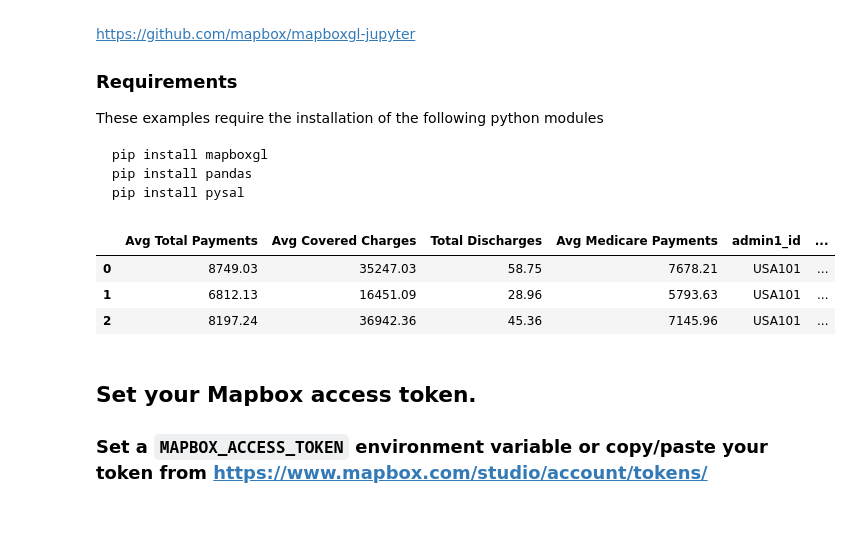
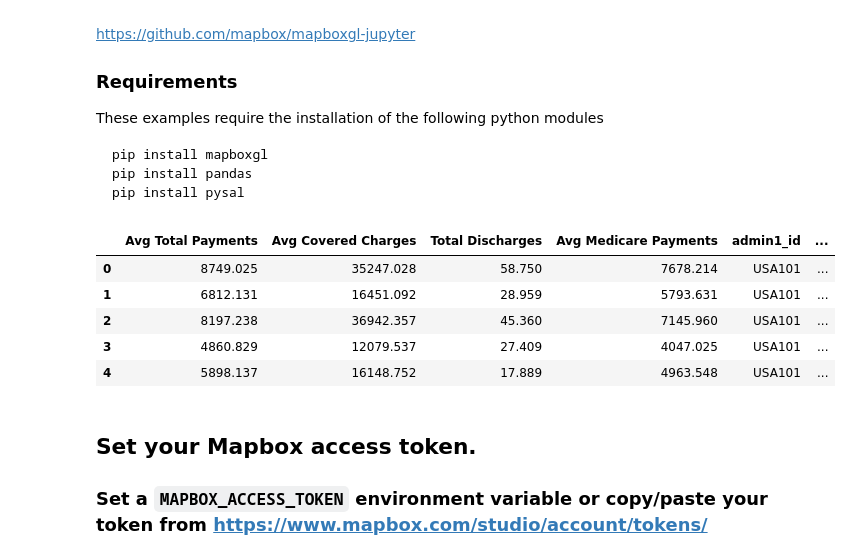
Before and after one commit to mapbox/mapboxgl-jupyter, a Jupyter notebook: examples/point-viz-types-example.ipynb, the cells around one changed output. Cells and saved outputs as stored; diff of their text form; code cells hidden in the pictures; blank space fills up the shorter version.

```diff
--- a/examples/point-viz-types-example.ipynb
+++ b/examples/point-viz-types-example.ipynb
@@ -19,14 +19,15 @@ import os
 from mapboxgl.utils import *
 from mapboxgl.viz import *
 # %%
-df = pd.read_csv('points.csv').round(2)
-df.rename(index=str, columns={"lon": "longitude", "lat": "latitude"}, inplace=True)
-df.head(3)
+df = pd.read_csv('points.csv').round(3)
+df.head(5)
 # %% [output]
 |  | Avg Total Payments | Avg Covered Charges | Total Discharges | Avg Medicare Payments | admin1_id | ... |
-| 0 | 8749.03 | 35247.03 | 58.75 | 7678.21 | USA101 | ... |
-| 1 | 6812.13 | 16451.09 | 28.96 | 5793.63 | USA101 | ... |
-| 2 | 8197.24 | 36942.36 | 45.36 | 7145.96 | USA101 | ... |
+| 0 | 8749.025 | 35247.028 | 58.750 | 7678.214 | USA101 | ... |
+| 1 | 6812.131 | 16451.092 | 28.959 | 5793.631 | USA101 | ... |
+| 2 | 8197.238 | 36942.357 | 45.360 | 7145.960 | USA101 | ... |
+| 3 | 4860.829 | 12079.537 | 27.409 | 4047.025 | USA101 | ... |
+| 4 | 5898.137 | 16148.752 | 17.889 | 4963.548 | USA101 | ... |
 # %% [markdown]
 ## Set your Mapbox access token.
 ### Set a  `MAPBOX_ACCESS_TOKEN` environment variable or copy/paste your token from https://www.mapbox.com/studio/account/tokens/
```
Also changed, not shown: parts of 1 cell of this notebook, 3 other files.
